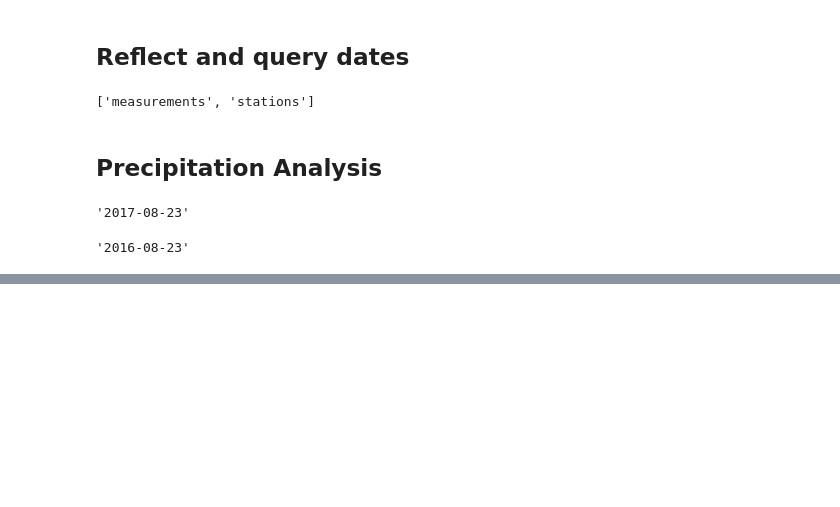
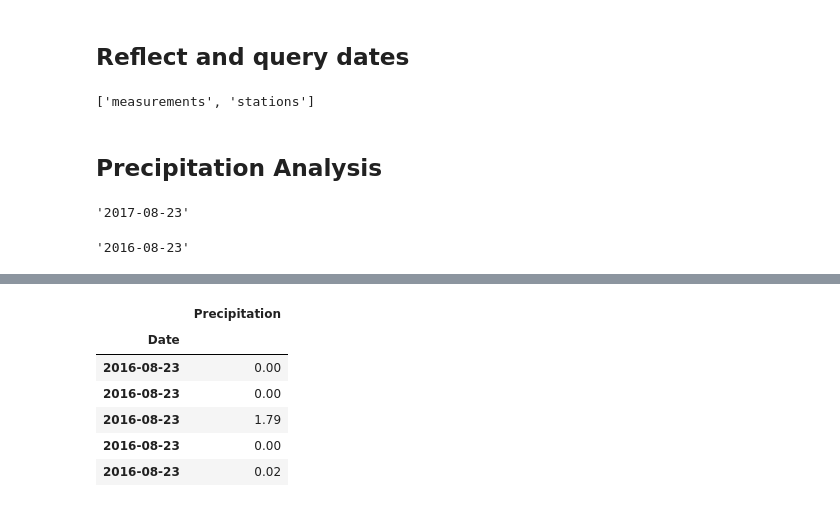
Before and after one commit to seaaaaany/Surfs_Up_SQL, a Jupyter notebook: climate_analysis.ipynb, the cells around one changed output, grey strips where cells are left out. Drawn from its saved outputs; the diff is of its cells as text; code cells hidden in the pictures; blank space fills up the shorter version.

```diff
--- a/climate_analysis.ipynb
+++ b/climate_analysis.ipynb
@@ -81,0 +60,12 @@ prcp_df.head(5)
+# %%
+prcp_df = df.sort_values('Date')
+prcp_df.set_index('Date', inplace=True)
+prcp_df.head()
+# %% [output]
+|  | Precipitation |
+| Date |  |
+| 2016-08-23 | 0.00 |
+| 2016-08-23 | 0.00 |
+| 2016-08-23 | 1.79 |
+| 2016-08-23 | 0.00 |
+| 2016-08-23 | 0.02 |
```
Also changed, not shown: parts of 6 cells of this notebook.
